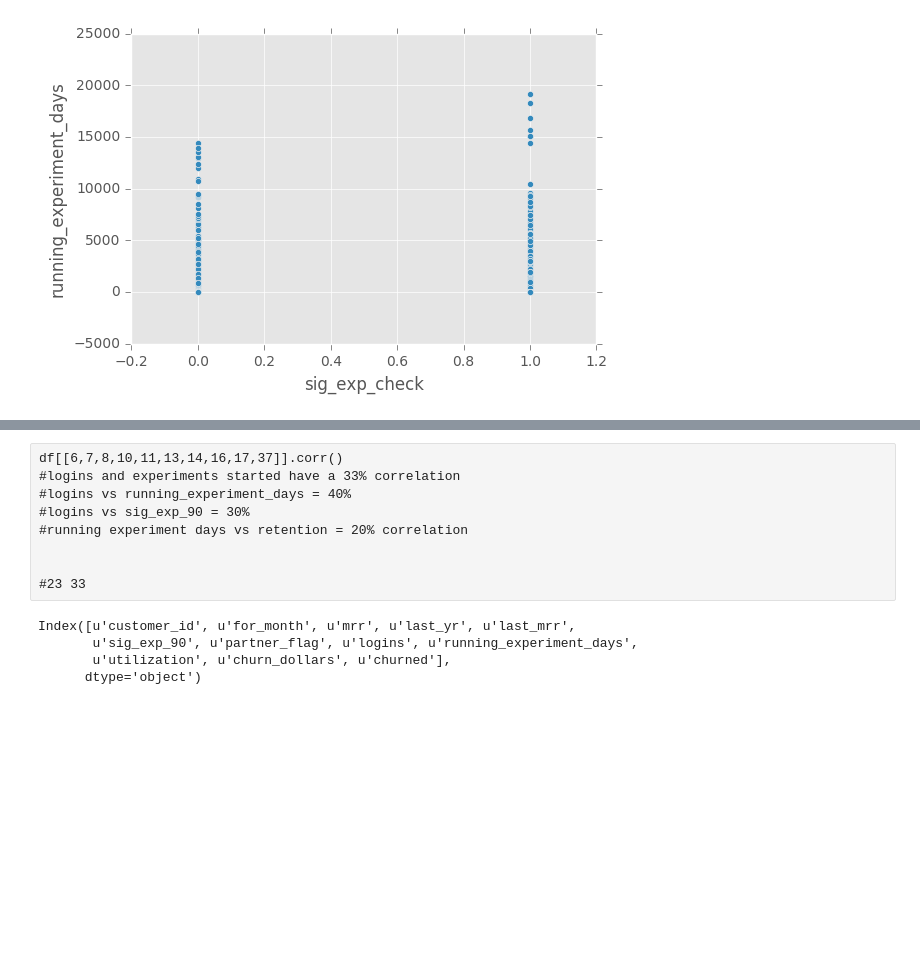
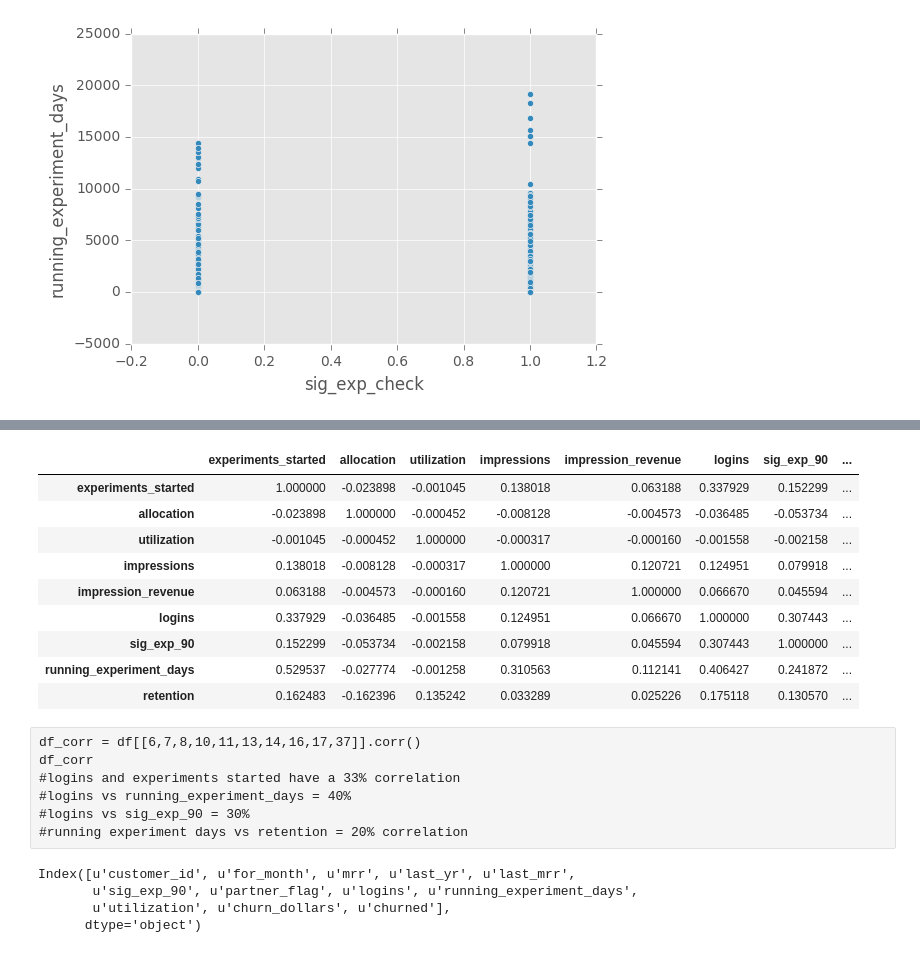
Before and after one commit to tonycaballero/DS-SF-30, a Jupyter notebook: final-project/Cube Analysis - full cube.ipynb, the cells around one changed output, grey strips where cells are left out. Drawn from its saved outputs; the diff is of its cells as text; code cells hidden in the pictures; blank space fills up the shorter version.

```diff
--- a/final-project/Cube Analysis - full cube.ipynb
+++ b/final-project/Cube Analysis - full cube.ipynb
@@ -155,12 +165,25 @@ pass
+# %%
+#df_corr.dropna(inplace = True)
+#df_corr.retention.isnull().sum()
+df_corr.corr()
+# %% [output]
+|  | experiments_started | allocation | utilization | impressions | impression_revenue | logins | sig_exp_90 | ... |
+| experiments_started | 1.000000 | -0.023898 | -0.001045 | 0.138018 | 0.063188 | 0.337929 | 0.152299 | ... |
+| allocation | -0.023898 | 1.000000 | -0.000452 | -0.008128 | -0.004573 | -0.036485 | -0.053734 | ... |
+| utilization | -0.001045 | -0.000452 | 1.000000 | -0.000317 | -0.000160 | -0.001558 | -0.002158 | ... |
+| impressions | 0.138018 | -0.008128 | -0.000317 | 1.000000 | 0.120721 | 0.124951 | 0.079918 | ... |
+| impression_revenue | 0.063188 | -0.004573 | -0.000160 | 0.120721 | 1.000000 | 0.066670 | 0.045594 | ... |
+| logins | 0.337929 | -0.036485 | -0.001558 | 0.124951 | 0.066670 | 1.000000 | 0.307443 | ... |
+| sig_exp_90 | 0.152299 | -0.053734 | -0.002158 | 0.079918 | 0.045594 | 0.307443 | 1.000000 | ... |
+| running_experiment_days | 0.529537 | -0.027774 | -0.001258 | 0.310563 | 0.112141 | 0.406427 | 0.241872 | ... |
+| retention | 0.162483 | -0.162396 | 0.135242 | 0.033289 | 0.025226 | 0.175118 | 0.130570 | ... |
 # %% [raw]
-df[[6,7,8,10,11,13,14,16,17,37]].corr()
+df_corr = df[[6,7,8,10,11,13,14,16,17,37]].corr()
+df_corr
 #logins and experiments started have a 33% correlation
 #logins vs running_experiment_days = 40%
 #logins vs sig_exp_90 = 30%
 #running experiment days vs retention = 20% correlation
-
-
-#23 33
 # %%
 #shift gocus to try logistic regression and use churn binary flag as
 # %%
```
Also changed, not shown: parts of 6 cells of this notebook, 1 other file.
